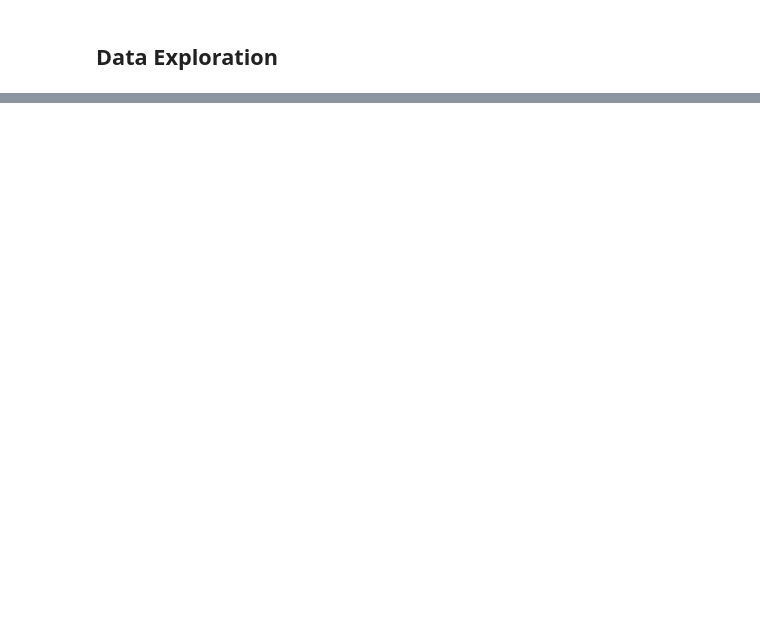
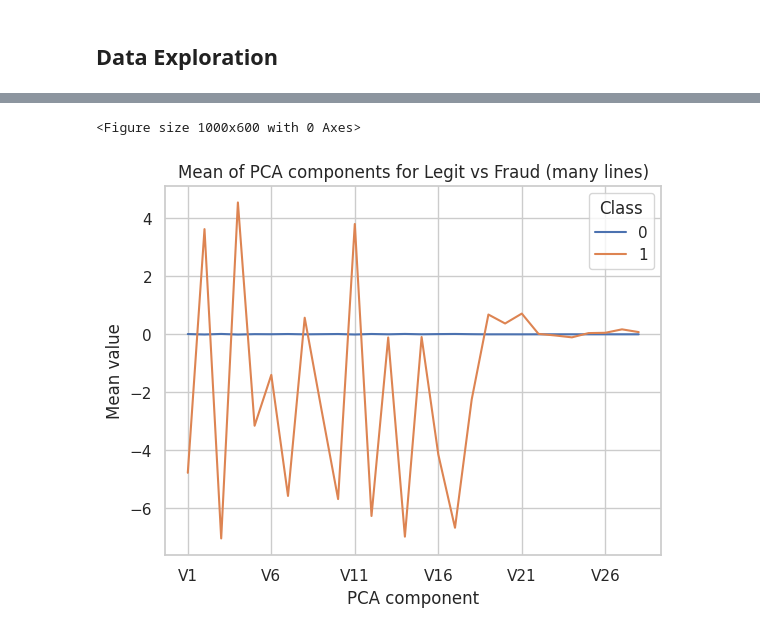
Before and after one commit to o-izima/credit-card-fraud-detection, a Jupyter notebook: creditcard_fraud_detection.ipynb, the cells around one changed output, grey strips where cells are left out. Cells and saved outputs as stored; diff of their text form; code cells hidden in the pictures; blank space fills up the shorter version.

```diff
--- a/creditcard_fraud_detection.ipynb
+++ b/creditcard_fraud_detection.ipynb
@@ -23,0 +144,13 @@ sns.set(style='whitegrid')
+# %%
+# Simple pairwise overview of PCA features vs Class - show mean of each V for fraud vs legit
+pca_cols = [c for c in df.columns if c.startswith('V')]
+means = df.groupby('Class')[pca_cols].mean().T
+plt.figure(figsize=(10,6))
+means.plot(kind='line')
+plt.title('Mean of PCA components for Legit vs Fraud (many lines)')
+plt.xlabel('PCA component')
+plt.ylabel('Mean value')
+plt.show()
+# %% [output]
+<Figure size 1000x600 with 0 Axes>
+[figure, added]
```
Also changed, not shown: parts of 66 cells of this notebook, 5 other files.
